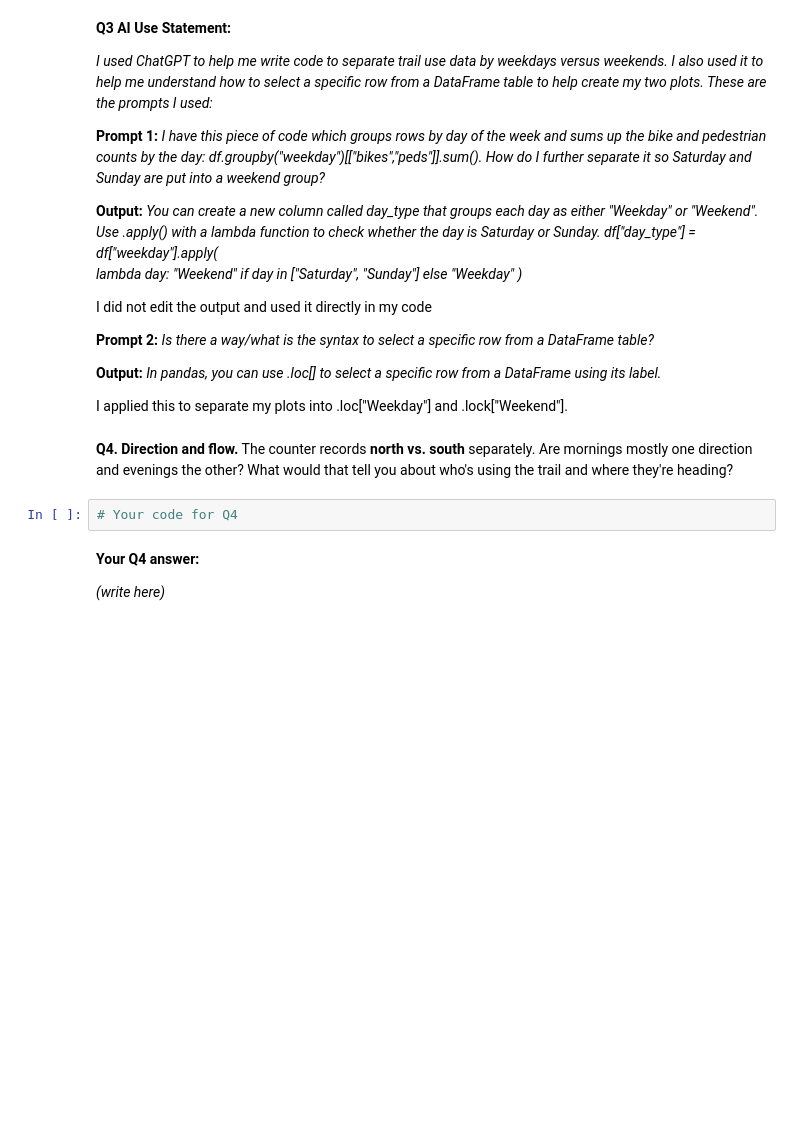
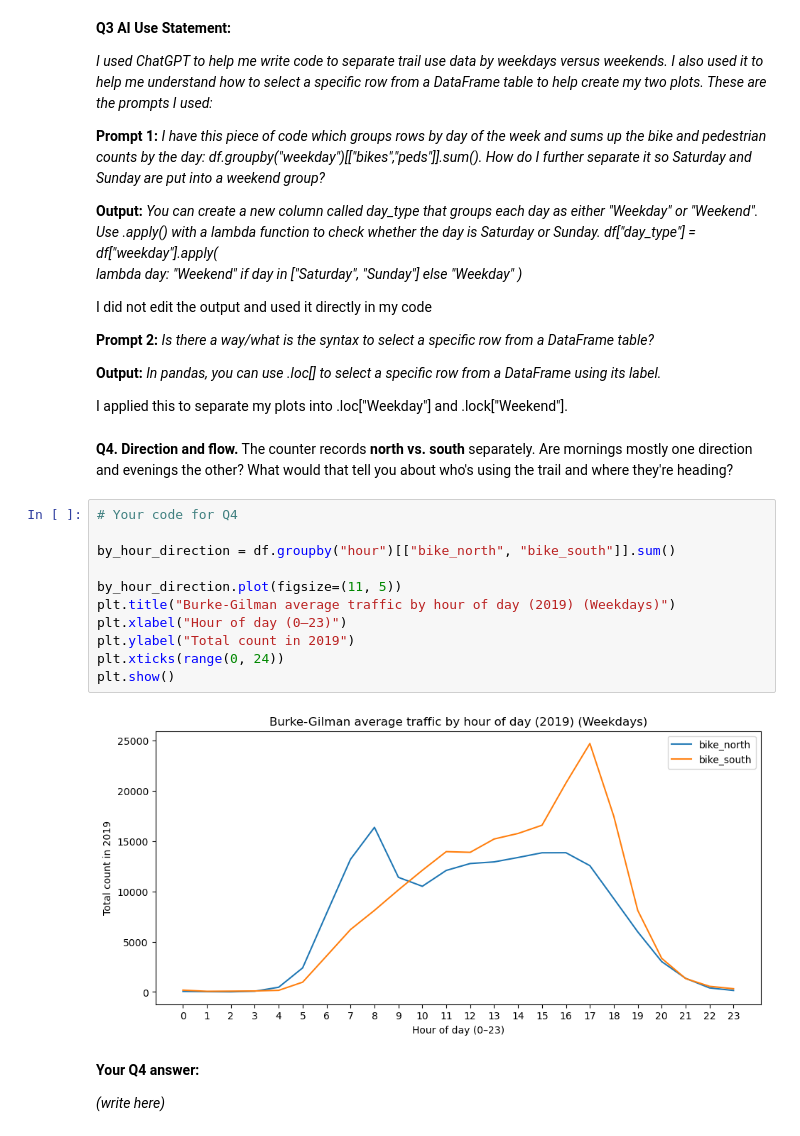
Before and after one commit to emay-20/hcde-410, a Jupyter notebook: A1/A1.ipynb, the cells around one changed output. Cells and saved outputs as stored; diff of their text form; blank space fills up the shorter version.

```diff
--- a/A1/A1.ipynb
+++ b/A1/A1.ipynb
@@ -213,6 +278,17 @@ I applied this to separate my plots into .loc["Weekday"] and .lock["Weekend"].
 The counter records **north vs. south** separately. Are mornings mostly one direction and evenings the other? What would that tell you about who's using the trail and where they're heading?
 # %%
 # Your code for Q4
+
+by_hour_direction = df.groupby("hour")[["bike_north", "bike_south"]].sum()
+
+by_hour_direction.plot(figsize=(11, 5))
+plt.title("Burke-Gilman average traffic by hour of day (2019) (Weekdays)")
+plt.xlabel("Hour of day (0–23)")
+plt.ylabel("Total count in 2019")
+plt.xticks(range(0, 24))
+plt.show()
+# %% [output]
+[figure, added]
 # %% [markdown]
 **Your Q4 answer:**
 
```
Also changed, not shown: parts of 8 cells of this notebook.
